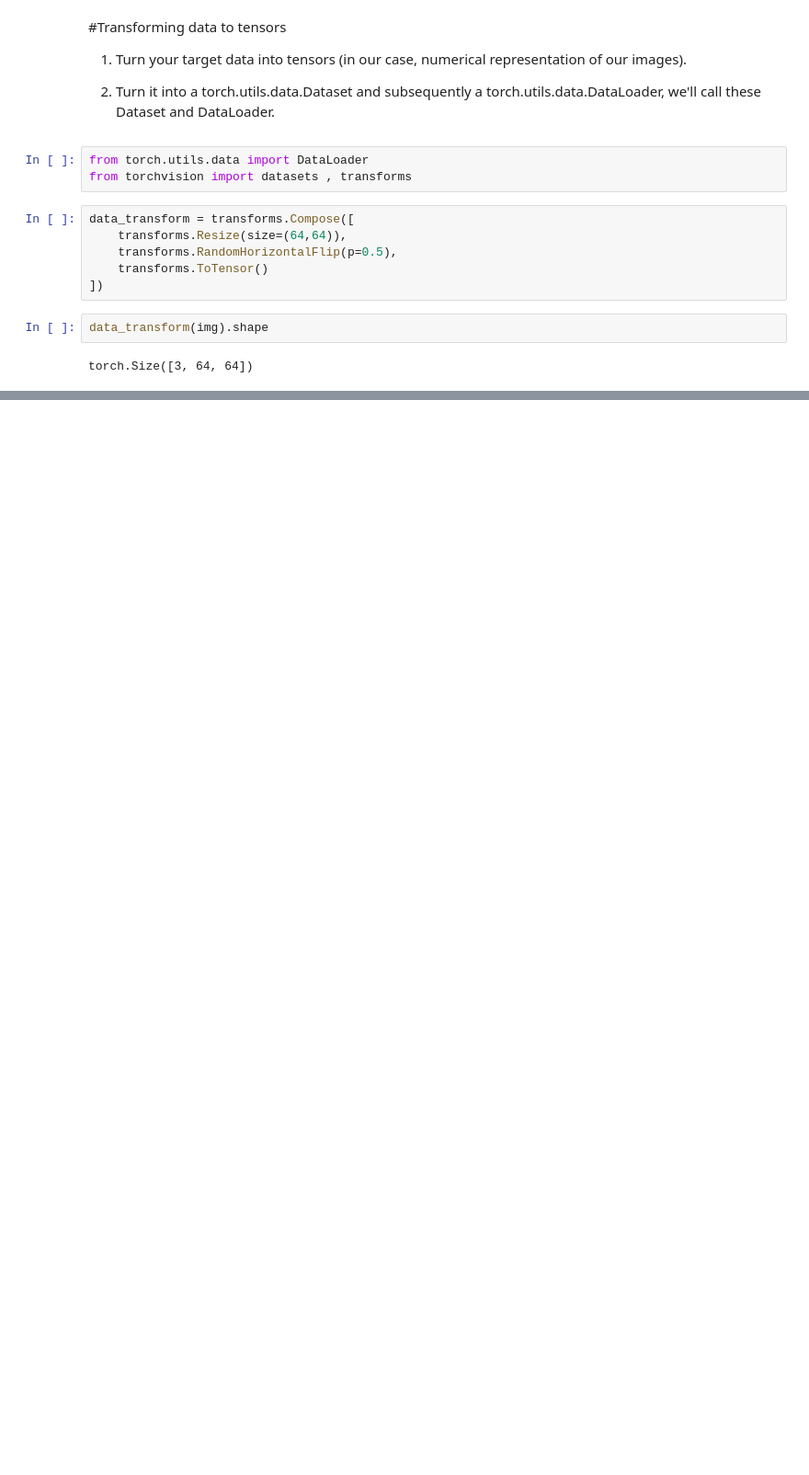
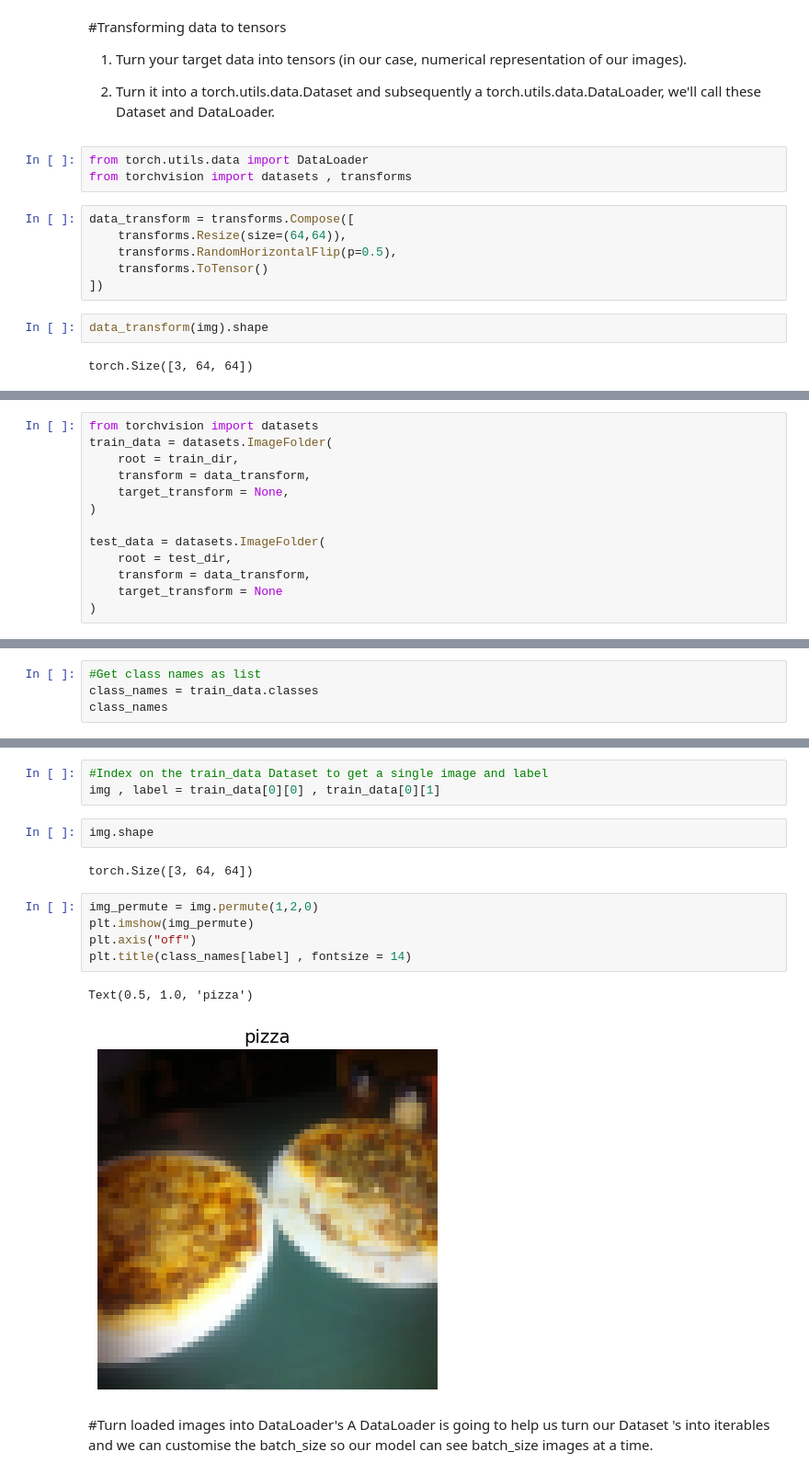
Before and after one commit to Pdinesh-k/Computer-Vision, a Jupyter notebook: Custom Dataset/Custom_Datasets.ipynb, the cells around one changed output, grey strips where cells are left out. Shown at 92% size. Drawn from its saved outputs; the diff is of its cells as text; blank space fills up the shorter version.

```diff
--- a/Custom Dataset/Custom_Datasets.ipynb
+++ b/Custom Dataset/Custom_Datasets.ipynb
@@ -184,0 +211,13 @@ torch.Size([3, 64, 64])
+# %%
+from torchvision import datasets
+train_data = datasets.ImageFolder(
+    root = train_dir,
+    transform = data_transform,
+    target_transform = None,
+)
+
+test_data = datasets.ImageFolder(
+    root = test_dir,
+    transform = data_transform,
+    target_transform = None
+)
@@ -184,0 +249,4 @@ torch.Size([3, 64, 64])
+# %%
+#Get class names as list
+class_names = train_data.classes
+class_names
@@ -184,0 +268,19 @@ torch.Size([3, 64, 64])
+# %%
+#Index on the train_data Dataset to get a single image and label
+img , label = train_data[0][0] , train_data[0][1]
+# %%
+img.shape
+# %% [output]
+torch.Size([3, 64, 64])
+# %%
+img_permute = img.permute(1,2,0)
+plt.imshow(img_permute)
+plt.axis("off")
+plt.title(class_names[label] , fontsize = 14)
+# %% [output]
+Text(0.5, 1.0, 'pizza')
+[figure, added]
+# %% [markdown]
+#Turn loaded images into DataLoader's
+A DataLoader is going to help us turn our Dataset 's into iterables and we can customise the batch_size so our model can see batch_size
+images at a time.
```
Also changed, not shown: parts of 18 cells of this notebook.
